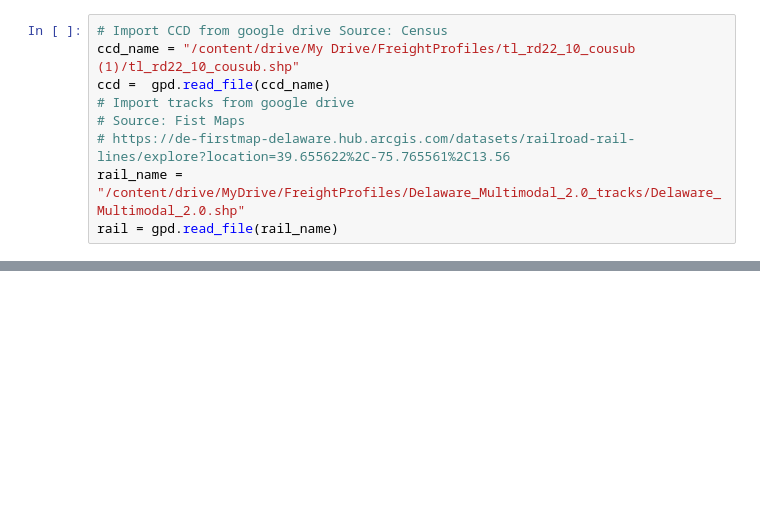
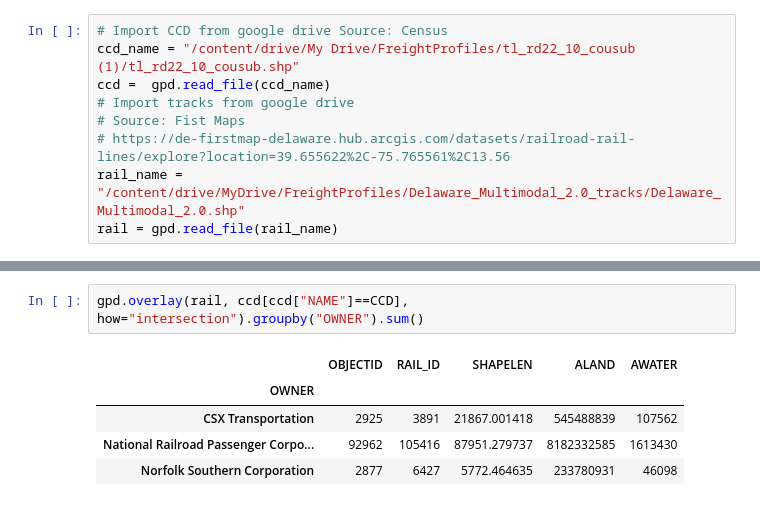
Before and after one commit to ReidelVichot/DEFreightProfiles, a Jupyter notebook: Roads_Tracks.ipynb, the cells around one changed output, grey strips where cells are left out. Drawn from its saved outputs; the diff is of its cells as text; blank space fills up the shorter version.

```diff
--- a/Roads_Tracks.ipynb
+++ b/Roads_Tracks.ipynb
@@ -23,0 +106,8 @@ rail = gpd.read_file(rail_name)
+# %%
+gpd.overlay(rail, ccd[ccd["NAME"]==CCD], how="intersection").groupby("OWNER").sum()
+# %% [output]
+|  | OBJECTID | RAIL_ID | SHAPELEN | ALAND | AWATER |
+| OWNER |  |  |  |  |  |
+| CSX Transportation | 2925 | 3891 | 21867.001418 | 545488839 | 107562 |
+| National Railroad Passenger Corpo... | 92962 | 105416 | 87951.279737 | 8182332585 | 1613430 |
+| Norfolk Southern Corporation | 2877 | 6427 | 5772.464635 | 233780931 | 46098 |
```
Also changed, not shown: parts of 17 cells of this notebook.
